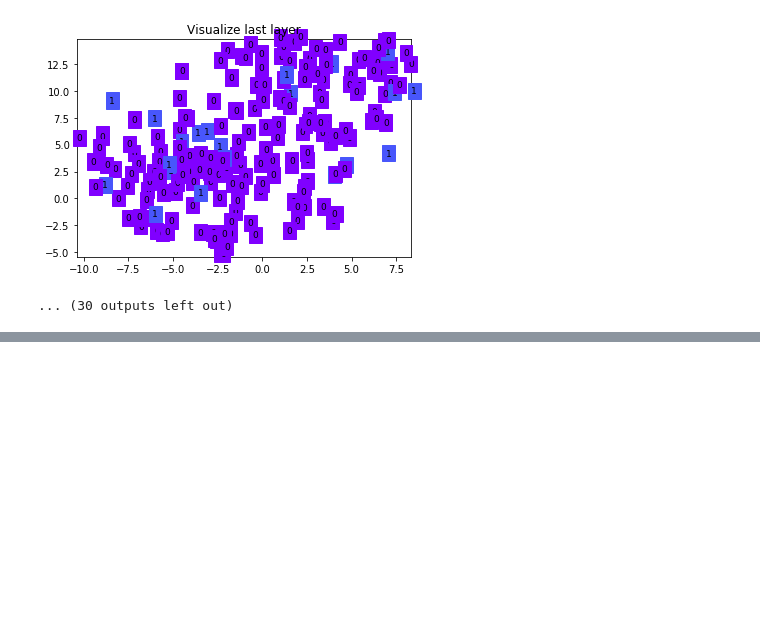
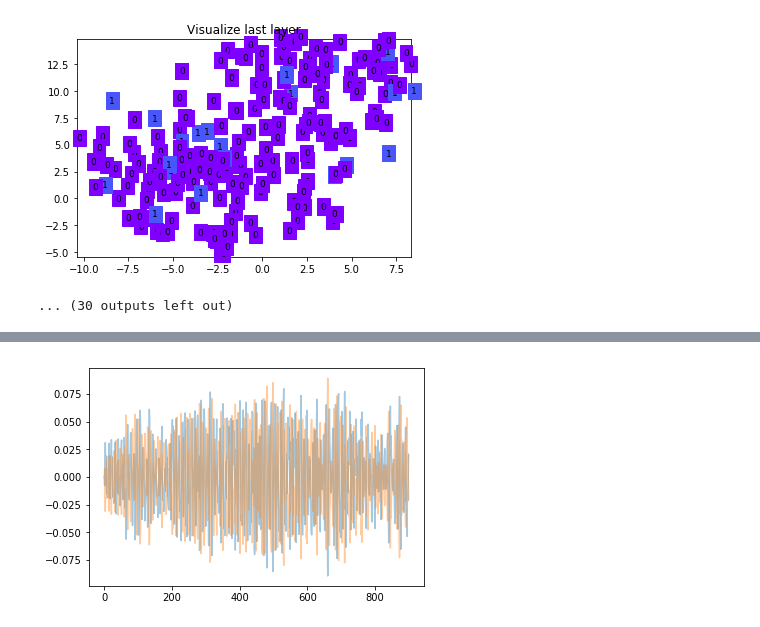
Before and after one commit to lingjiameng/CS385-MachineLearning, a Jupyter notebook: test.ipynb, the cells around one changed output, grey strips where cells are left out. Saved outputs shown, nothing was run; the diff lists cells and outputs as text; code cells hidden in the pictures; blank space fills up the shorter version.

```diff
--- a/test.ipynb
+++ b/test.ipynb
@@ -152,0 +196,8 @@ for test_x,test_y in test_loader:
+# %%
+xTx = np.matmul(xk.T,xk)
+eigva , eigve = np.linalg.eig(xTx)
+# %%
+indexs = np.argsort(np.abs(eigva))[::-1]
+# %%
+old = eigve[:,indexs[:3]]
+old.shape
@@ -152,0 +228,18 @@ for test_x,test_y in test_loader:
+# %%
+for comp in range(n_component):
+    xkTxk = np.matmul(xk.T,xk)
+    eigva , eigve = np.linalg.eig(xkTxk)
+    if not comp:
+        x_score = np.matmul(x,eigve)
+        print(np.var(x_score,axis=0)[:10])
+    # break
+    w_comp = eigve[:,np.argmax(np.abs(eigva))] #选取最优解
+
+    w[:, comp] = w_comp #保存
+
+    w_comp = w_comp.reshape(-1,1)
+    xw = np.matmul(x, w_comp)
+    print("score:",np.var(xw))
+    xk = xk - np.matmul(xw, w_comp.T)
+    # print(xk==x)
+    printshape([xkTxk,w_comp,xw,xk])
@@ -152,0 +293,7 @@ for test_x,test_y in test_loader:
+# %%
+i=2
+plt.plot(w[:,i],alpha=0.4)
+plt.plot(old[:,i],alpha=0.4)
+plt.show()
+# %% [output]
+[figure, added]
```
Also changed, not shown: parts of 13 cells of this notebook, 25 other files.
